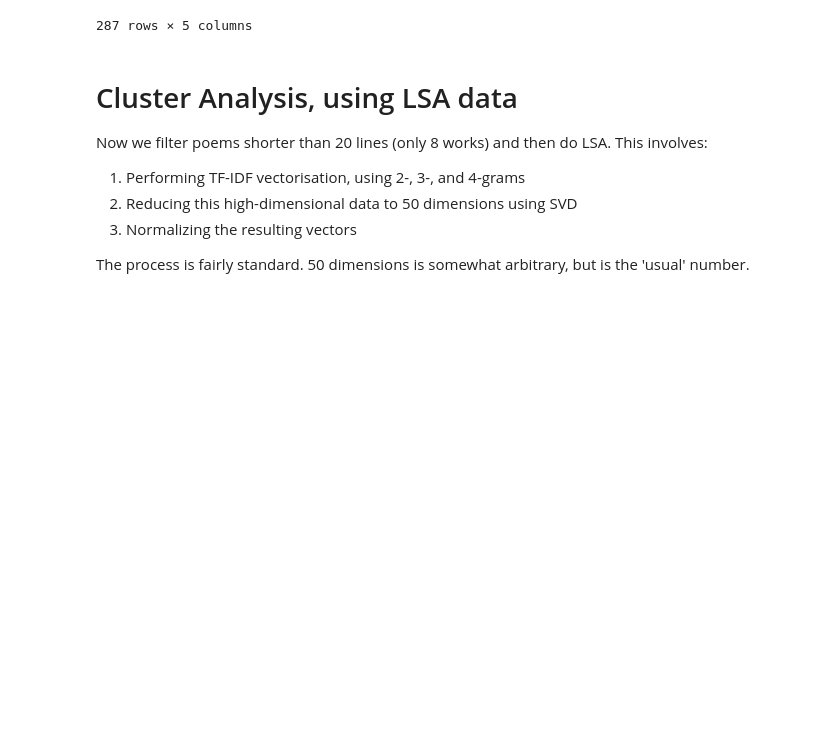
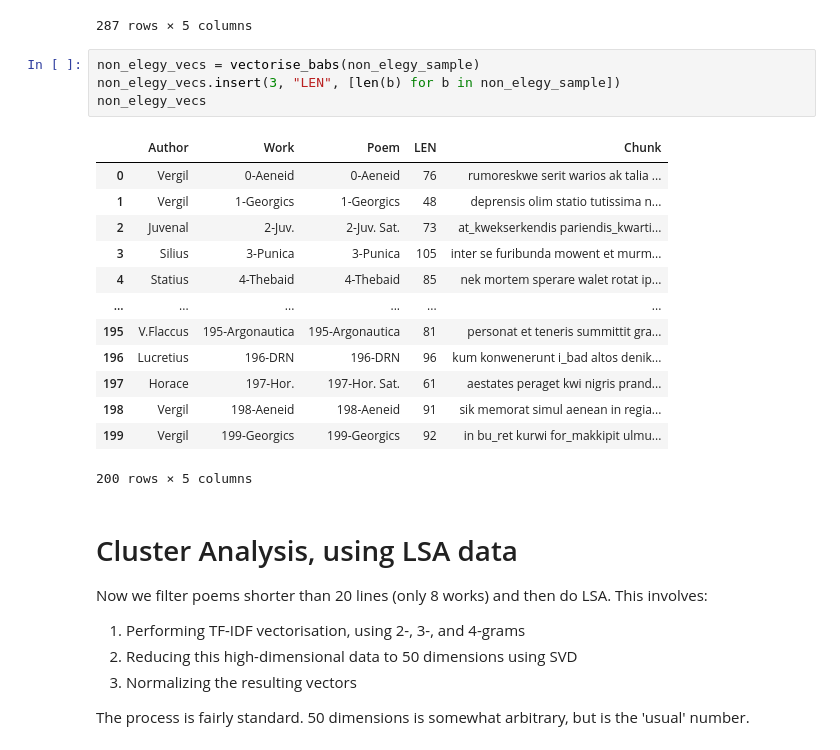
Before and after one commit to bnagy/nux-paper, a Jupyter notebook: repro/nux_imposters_ngram.ipynb, the cells around one changed output. Drawn from its saved outputs; the diff is of its cells as text; blank space fills up the shorter version.

```diff
--- a/repro/nux_imposters_ngram.ipynb
+++ b/repro/nux_imposters_ngram.ipynb
@@ -222,6 +237,24 @@ vecs
 | 285 | ps-Ovid | Ibis | Ibis 3 | 200 | kwi_kwokulis karuit per kwos male... |
 | 286 | ps-Ovid | Ibis | Ibis 4 | 178 | aut te dewoweat kertis abdera die... |
 287 rows × 5 columns
+# %%
+non_elegy_vecs = vectorise_babs(non_elegy_sample)
+non_elegy_vecs.insert(3, "LEN", [len(b) for b in non_elegy_sample])
+non_elegy_vecs
+# %% [output]
+|  | Author | Work | Poem | LEN | Chunk |
+| 0 | Vergil | 0-Aeneid | 0-Aeneid | 76 | rumoreskwe serit warios ak talia ... |
+| 1 | Vergil | 1-Georgics | 1-Georgics | 48 | deprensis olim statio tutissima n... |
+| 2 | Juvenal | 2-Juv. | 2-Juv. Sat. | 73 | at_kwekserkendis pariendis_kwarti... |
+| 3 | Silius | 3-Punica | 3-Punica | 105 | inter se furibunda mowent et murm... |
+| 4 | Statius | 4-Thebaid | 4-Thebaid | 85 | nek mortem sperare walet rotat ip... |
+| ... | ... | ... | ... | ... | ... |
+| 195 | V.Flaccus | 195-Argonautica | 195-Argonautica | 81 | personat et teneris summittit gra... |
+| 196 | Lucretius | 196-DRN | 196-DRN | 96 | kum konwenerunt i_bad altos denik... |
+| 197 | Horace | 197-Hor. | 197-Hor. Sat. | 61 | aestates peraget kwi nigris prand... |
+| 198 | Vergil | 198-Aeneid | 198-Aeneid | 91 | sik memorat simul aenean in regia... |
+| 199 | Vergil | 199-Georgics | 199-Georgics | 92 | in bu_ret kurwi for_makkipit ulmu... |
+200 rows × 5 columns
 # %% [markdown]
 # Cluster Analysis, using LSA data
 
```
Also changed, not shown: parts of 31 cells of this notebook, 1 other file.
